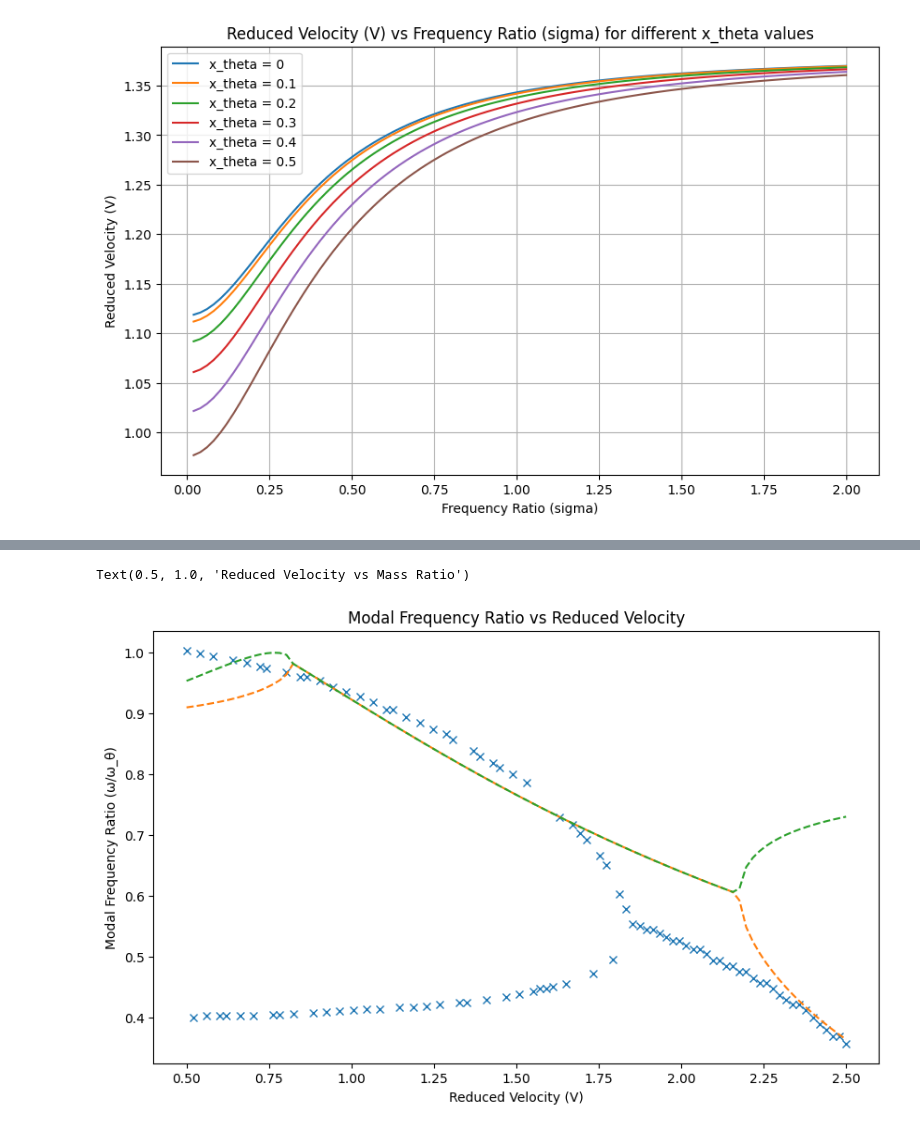
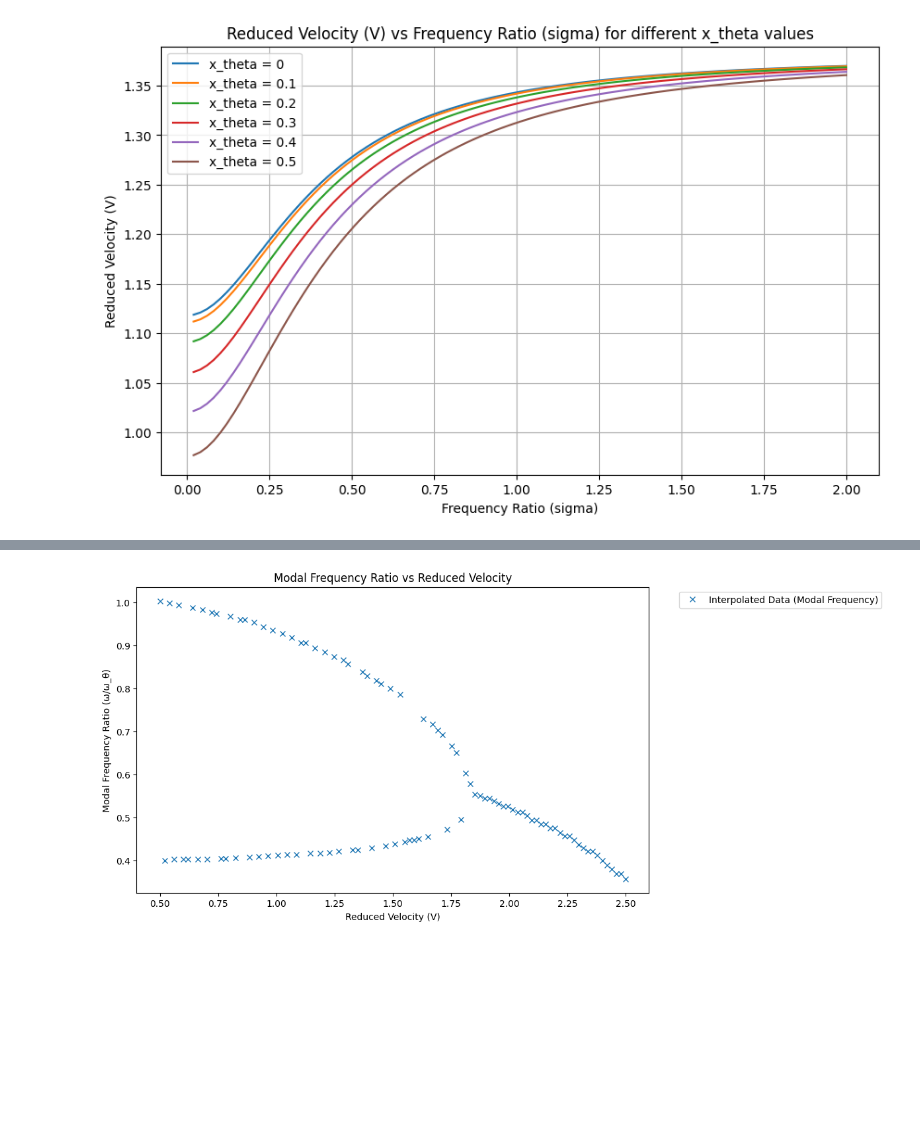
Before and after one commit to ayodeji-0/ME4---FYP---Aeroelasticity-Demos, a Jupyter notebook: Models/Coupled Bending-Torsion Flutter/Validation.ipynb, the cells around one changed output, grey strips where cells are left out. Saved outputs shown, nothing was run; the diff lists cells and outputs as text; code cells hidden in the pictures; blank space fills up the shorter version.

```diff
--- a/Models/Coupled Bending-Torsion Flutter/Validation.ipynb
+++ b/Models/Coupled Bending-Torsion Flutter/Validation.ipynb
@@ -57,12 +57,13 @@ def coupled_flutter_response(mu,sigma,V, a,b,e,r, mode='Steady - Basic'):
 
         # Solve the eigenvalue problem
         M_inv = np.linalg.inv(M)
-        A = np.dot(M_inv, K)
-        eigvals, eigvecs = np.linalg.eig(A)
+        A = np.matmul(M_inv, K)
+        eigvals, eigvecs = np.linalg.eig(-A)
 
         return eigvals, eigvecs
+
     elif mode == 'Steady - Basic2':
-        K = np.array([[sigma**2 / V**2, 2 /mu],
+        K = np.array([[sigma**2 / V**2, 0],
                     [0, r**2 / V**2]])
         F = np.array([[0, -2 * np.pi],
                       [0, -2 * np.pi * (a + 0.5)]])
@@ -373,66 +447,30 @@ plt.plot(V_range, modal_freq_ratio_interp, 'x', linestyle = 'None', label='Inter
 # Plot of modal frequency ratio against reduced velocity - computed
 freq_ratio_original = []
 for i, label in enumerate(["Plunge", "Twist"]):
-    amplitudes = [amp_phase[0][:, i] for amp_phase in amp_phase_list]
+    amps1 = [amp_phase[0][:, i] for amp_phase in amp_phase_list1]
+    amps2 = [amp_phase[0][:, i] for amp_phase in amp_phase_list2]
     #plt.plot(V_range, [amp[0] for amp in amplitudes], label=f"Mode 1 {label} Amplitude")
-    plt.plot(V_range,[amp[1] for amp in amplitudes] , label=f"Mode 2 {label} Amplitude", linestyle='--')
-    freq_ratio_original.append([amp[1] for amp in amplitudes])
+    #plt.plot(V_range,[amp[1] for amp in amps1] , label=f"Mode 2 {label} Amplitude", linestyle='--')
+    #plt.plot(V_range,[amp[1] for amp in amps2] , label=f"Mode 2 {label} Amplitude", linestyle='--')
+    freq_ratio_original.append([amp[1] for amp in amps1])
 plt.title('Modal Frequency Ratio vs Reduced Velocity')
+plt.legend(bbox_to_anchor=(1.05, 1), loc='upper left')
 plt.xlabel('Reduced Velocity (V)')
 plt.ylabel('Modal Frequency Ratio (ω/ω_θ)')
 
+plt.figure(figsize=(10, 6))
+
+# Plot of modal frequency ratio against reduced velocity - computed
+freq_ratio_original = []
+for i, label in enumerate(["Plunge", "Twist"]):
+    amplitudes = [amp_phase[0][:, i] for amp_phase in amp_phase_list]
+    plt.plot(V_range, [amp[0] for amp in amplitudes], label=f"Mode 1 {label} Amplitude")
+    plt.plot(V_range, [amp[1] for amp in amplitudes], label=f"Mode 2 {label} Amplitude", linestyle='--')
 
 
 
-# Plot of modal damping ratio against reduced velocity - interpolated
-plt.figure(figsize=(10, 6))
-#plt.plot(red_velocity2, modal_damping_ratio, 'o', label='Original Data (Modal Damping Ratio)')
-
-
-#plt.plot(V_range, omega_list, label='Natural Frequency', linestyle='-.')# Modal Frequency Ratios
-#plt.plot(V_range, modal_damping_ratio_interp, 'x', linestyle = 'None', color = 'b', label='Interpolated Data (Modal Damping)')
-#plt.plot(red_velocity2, modal_damping_ratio, marker='o',linestyle = 'None', color='b')
-
-# Plot of modal damping ratio against reduced velocity - interpolated
-plt.plot(V_range, modal_damping_ratio_interp, 'x', linestyle = 'None', label='Interpolated Data (Modal Damping Ratio)')
-plt.plot(V_range,omega_list) # [omega * w_theta for omega in omega_list], label='Natural Frequency', linestyle='-.')# Modal Frequency Ratios
-# Plot of modal damping ratio against reduced velocity - computed
-#plt.plot(V_range, zeta_list)
-
-
-plt.title('Modal Damping Ratio vs Reduced Velocity')
+plt.title('Modal Frequency Ratio vs Reduced Velocity')
+plt.legend(bbox_to_anchor=(1.05, 1), loc='upper left')
 plt.xlabel('Reduced Velocity (V)')
-plt.ylabel('Modal Damping Ratio (ζ)')
-
-#[amp[1] for amp in amplitudes]
-
-# plt.figure(figsize=(10, 6))
-# plt.plot(V_range, modal_freq_ratio_interp, 'x', linestyle = 'None', color = 'b', label='Interpolated Data (Modal Frequency)')
-# #plt.plot(red_velocity1, modal_freq_ratio_interp, marker='o',linestyle = 'None', color='b')# Amplitudes
-
-
-plt.figure(figsize=(10, 6))
-
-
-##
-
-freq_ratio_original = [amp[1] for amp in amplitudes]
-
-# Calculate error metrics: pearson correlation coefficient, normalized root mean square error, mean absolute error; MAE less meaningful as it is not normalized, hence dependent on discretization
-pearson_corr = np.corrcoef(modal_freq_ratio_interp, freq_ratio_original)[0, 1]
-print(f"Pearson Correlation Coefficient (Interp): {pearson_corr}")
-
-nrmse = np.sqrt(np.mean((modal_freq_ratio_interp - freq_ratio_original)**2)) / (np.max(modal_freq_ratio_interp) - np.min(modal_freq_ratio_interp))
-print(f"Normalized Root Mean Square Error (Interp): {nrmse}")
-
-mae = np.mean(np.abs(modal_freq_ratio_interp - freq_ratio_original))
-print(f"Mean Absolute Error (Interp): {mae}")
-
-
-# Plot the data
-plt.figure(figsize=(10, 6))
-plt.plot(mass_ratios, red_velocity3, marker='o', linestyle='None', color='b')
-plt.xlabel('Mass Ratio (μ)')
-plt.ylabel('Reduced Velocity (V)')
-plt.title('Reduced Velocity vs Mass Ratio')
+plt.ylabel('Modal Frequency Ratio (ω/ω_θ)')
 # %% [output]
@@ -442,2 +478 @@ Mean Absolute Error (Interp): 0.21264732145513013
-Text(0.5, 1.0, 'Reduced Velocity vs Mass Ratio')
-[figure, old version]
+[figure, new version]
```
Also changed, not shown: parts of 7 cells of this notebook, 3 other files.
